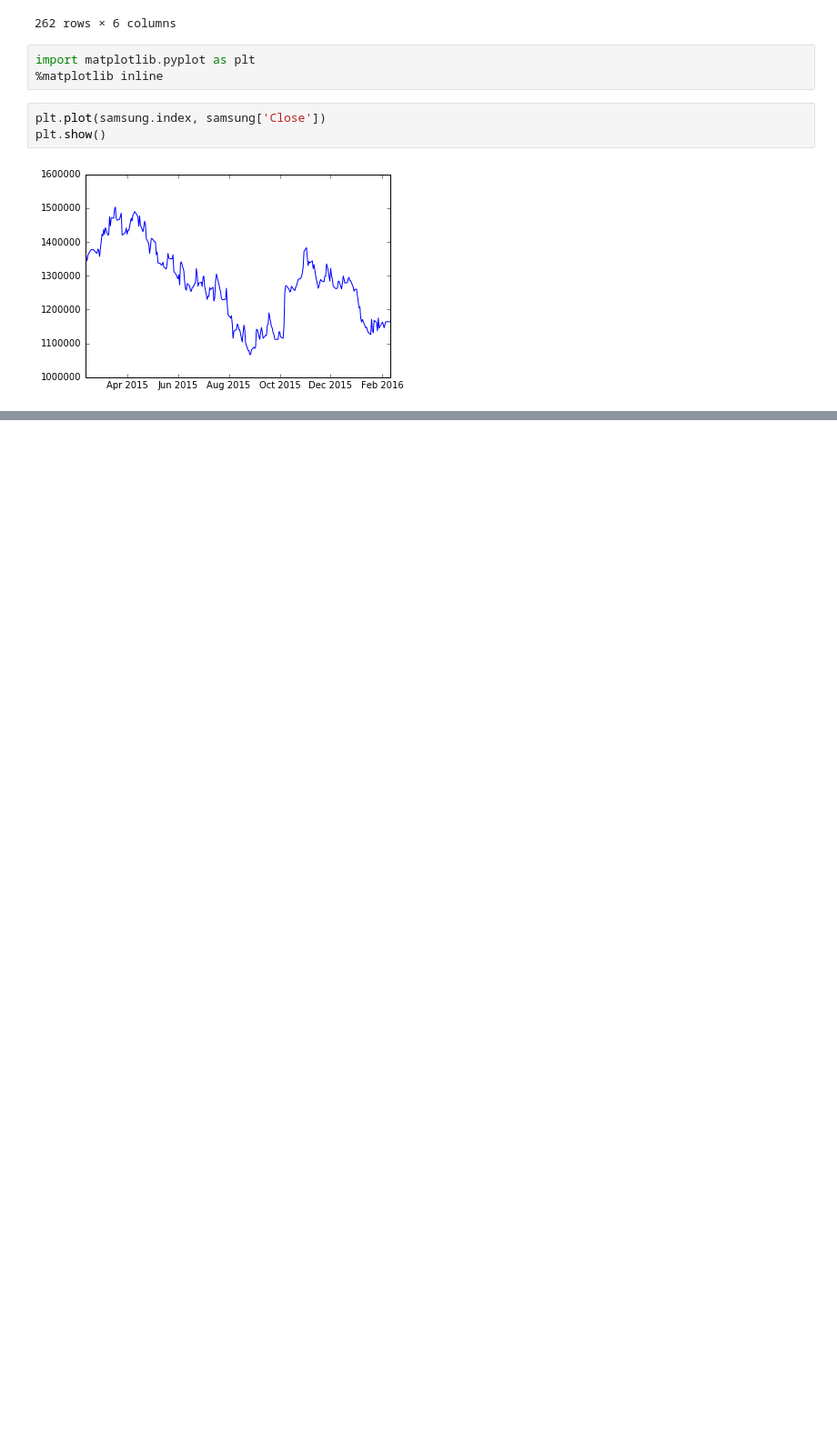
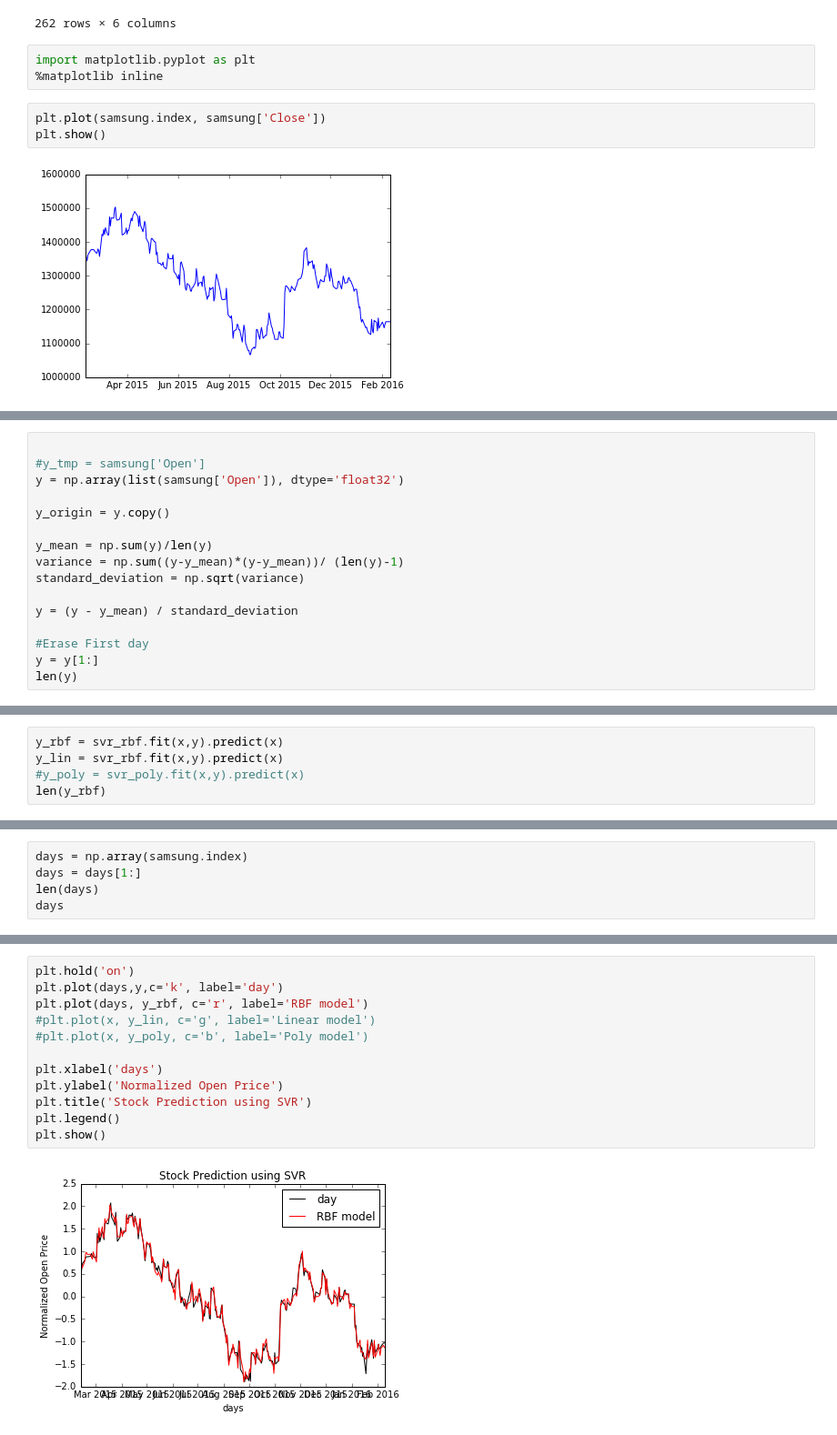
Before and after one commit to goddoe/stock-prediction, a Jupyter notebook: SP_SVR/Stock Prediction Using Support Vector Regression.ipynb, the cells around one changed output, grey strips where cells are left out. Shown: that part at 91% size. Cells and saved outputs as stored; diff of their text form; blank space fills up the shorter version.

```diff
--- a/SP_SVR/Stock Prediction Using Support Vector Regression.ipynb
+++ b/SP_SVR/Stock Prediction Using Support Vector Regression.ipynb
@@ -70,0 +76,16 @@ y = (y - y_mean) / standard_deviation
+# %%
+
+#y_tmp = samsung['Open']
+y = np.array(list(samsung['Open']), dtype='float32')
+
+y_origin = y.copy()
+
+y_mean = np.sum(y)/len(y)
+variance = np.sum((y-y_mean)*(y-y_mean))/ (len(y)-1)
+standard_deviation = np.sqrt(variance)
+
+y = (y - y_mean) / standard_deviation
+
+#Erase First day
+y = y[1:]
+len(y)
@@ -70,0 +94,5 @@ y = (y - y_mean) / standard_deviation
+# %%
+y_rbf = svr_rbf.fit(x,y).predict(x)
+y_lin = svr_rbf.fit(x,y).predict(x)
+#y_poly = svr_poly.fit(x,y).predict(x)
+len(y_rbf)
@@ -70,0 +101,5 @@ y = (y - y_mean) / standard_deviation
+# %%
+days = np.array(samsung.index)
+days = days[1:]
+len(days)
+days
@@ -70,0 +124,14 @@ y = (y - y_mean) / standard_deviation
+# %%
+plt.hold('on')
+plt.plot(days,y,c='k', label='day')
+plt.plot(days, y_rbf, c='r', label='RBF model')
+#plt.plot(x, y_lin, c='g', label='Linear model')
+#plt.plot(x, y_poly, c='b', label='Poly model')
+
+plt.xlabel('days')
+plt.ylabel('Normalized Open Price')
+plt.title('Stock Prediction using SVR')
+plt.legend()
+plt.show()
+# %% [output]
+[figure, added]
```
Also changed, not shown: parts of 10 cells of this notebook, 1 other file.
